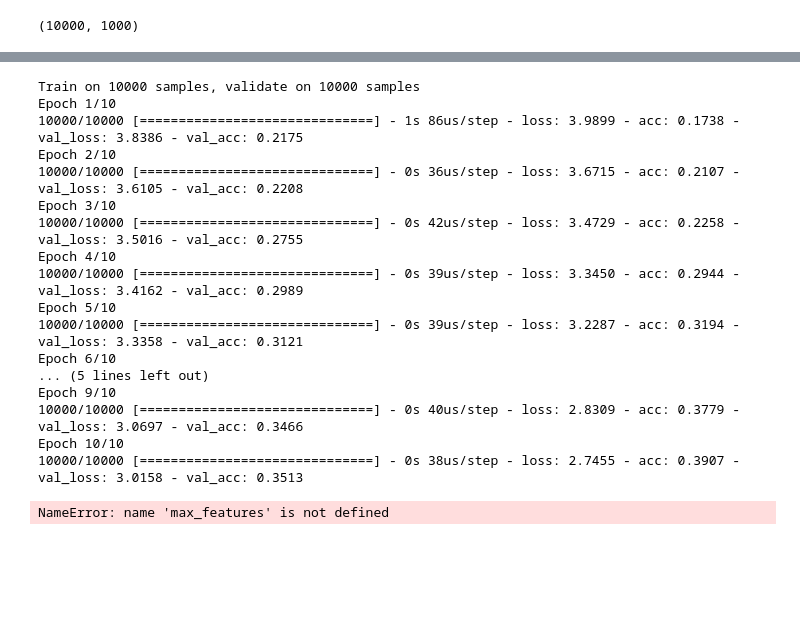
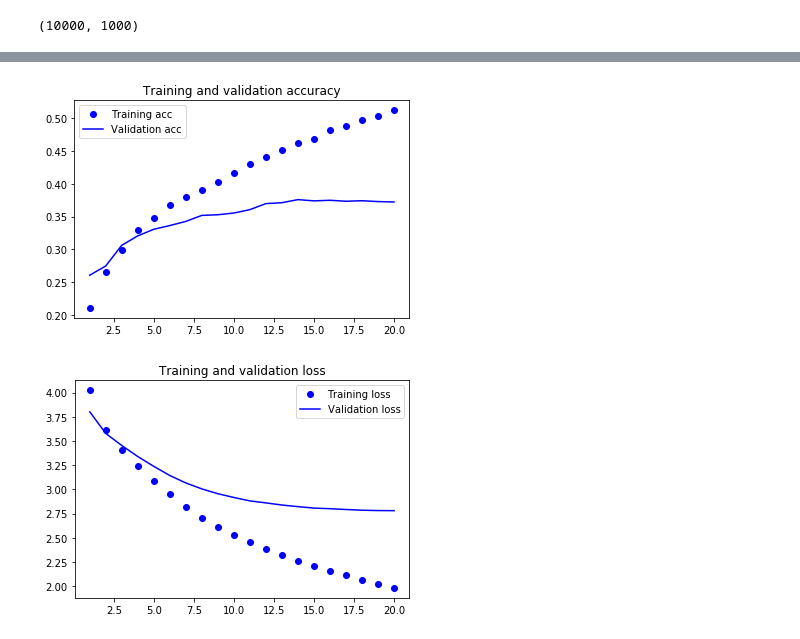
Before and after one commit to nicksexton/emojitranslate, a Jupyter notebook: 1 - emoji predict.ipynb, the cells around one changed output, grey strips where cells are left out. Saved outputs shown, nothing was run; the diff lists cells and outputs as text; code cells hidden in the pictures; blank space fills up the shorter version.

```diff
--- a/1 - emoji predict.ipynb
+++ b/1 - emoji predict.ipynb
@@ -320,43 +366,20 @@ y_train_idx.shape
 # %%
+n_output_classes = y_dev_idx.shape[1]
+
 model = Sequential()
-model.add(Dense(64, activation='relu', input_shape=(1000,)))
-model.add(Dense(64, activation = 'softmax'))
+model.add(Dense(128, activation='relu', input_shape=(1000,)))
+model.add(Dense(n_output_classes, activation = 'softmax'))
 model.compile(optimizer = 'rmsprop',
               loss='categorical_crossentropy',
               metrics=['accuracy'])
 
 history = model.fit (x_train_one_hot, y_train_idx,
-                    epochs = 10,
+                    epochs = 20,
                     batch_size = 512,
+                    verbose=0,
                     validation_data = (x_dev_one_hot, y_dev_idx))
+
+plot_train_history(history)
 # %% [output]
-Train on 10000 samples, validate on 10000 samples
-Epoch 1/10
-10000/10000 [==============================] - 1s 86us/step - loss: 3.9899 - acc: 0.1738 - val_loss: 3.8386 - val_acc: 0.2175
-Epoch 2/10
-10000/10000 [==============================] - 0s 36us/step - loss: 3.6715 - acc: 0.2107 - val_loss: 3.6105 - val_acc: 0.2208
-Epoch 3/10
-10000/10000 [==============================] - 0s 42us/step - loss: 3.4729 - acc: 0.2258 - val_loss: 3.5016 - val_acc: 0.2755
-Epoch 4/10
-10000/10000 [==============================] - 0s 39us/step - loss: 3.3450 - acc: 0.2944 - val_loss: 3.4162 - val_acc: 0.2989
-Epoch 5/10
-10000/10000 [==============================] - 0s 39us/step - loss: 3.2287 - acc: 0.3194 - val_loss: 3.3358 - val_acc: 0.3121
-Epoch 6/10
-... (5 lines left out)
-Epoch 9/10
-10000/10000 [==============================] - 0s 40us/step - loss: 2.8309 - acc: 0.3779 - val_loss: 3.0697 - val_acc: 0.3466
-Epoch 10/10
-10000/10000 [==============================] - 0s 38us/step - loss: 2.7455 - acc: 0.3907 - val_loss: 3.0158 - val_acc: 0.3513
+[figure, added]
+[figure, added]
-# %%
-model = Sequential()
-model.add(Embedding(max_features, 32))
-model.add(SimpleRNN(32))
-model.add(Dense(1, activation='sigmoid'))
-
-model.compile(optimizer='rmsprop', loss='binary_crossentropy', metrics=['acc'])
-history = model.fit (input_train, y_train,
-                     epochs = 10,
-                     batch_size = 128,
-                     validation_split = 0.2)
-# %% [output]
-NameError: name 'max_features' is not defined
```
Also changed, not shown: parts of 21 cells of this notebook.
